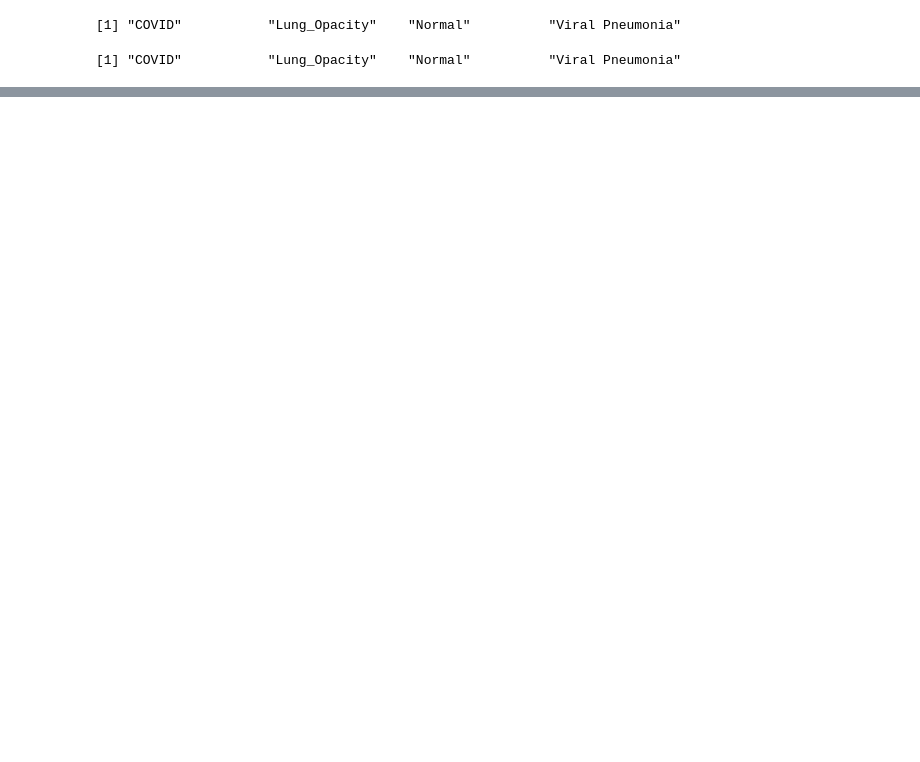
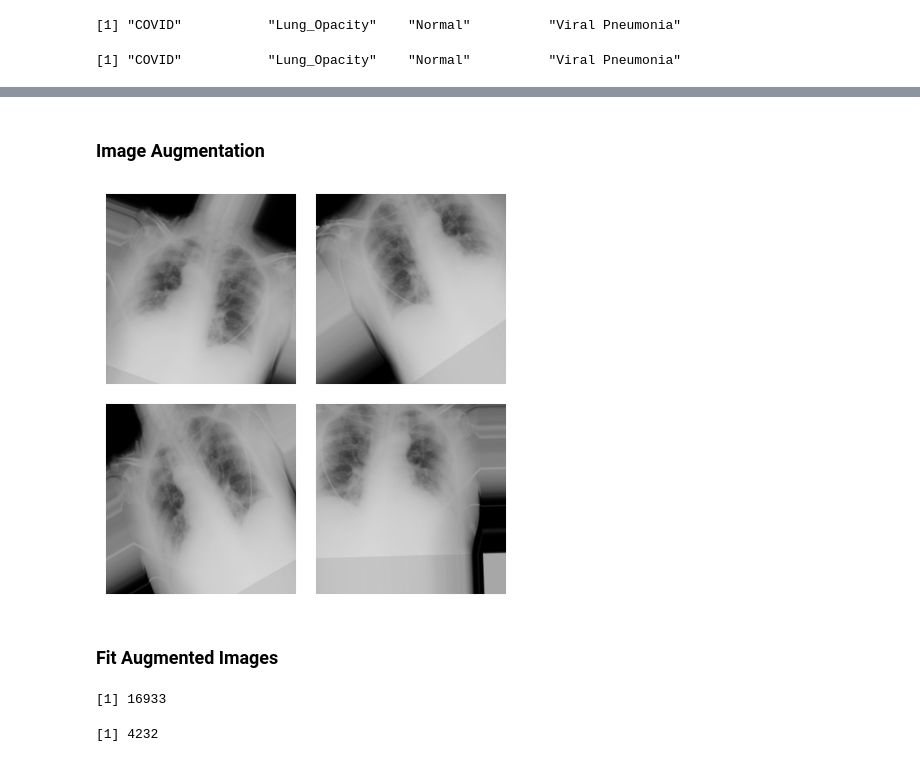
Before and after one commit to ChSSolee/R-Data, a Jupyter notebook: cnn-in-r.ipynb, the cells around one changed output, grey strips where cells are left out. Cells and saved outputs as stored; diff of their text form; code cells hidden in the pictures; blank space fills up the shorter version.

```diff
--- a/cnn-in-r.ipynb
+++ b/cnn-in-r.ipynb
@@ -301,0 +303,32 @@ table(truth, pred1) %>% as.tibble() %>%
+# %% [markdown]
+### Image Augmentation
+# %%
+sample_gen <- image_data_generator(
+    rescale = 1/255,
+    rotation_range = 40,
+    width_shift_range = 0.2,
+    height_shift_range = 0.2,
+    shear_range = 0.2,
+    zoom_range = 0.2,
+    horizontal_flip = TRUE,
+    fill_mode = "nearest"
+)
+# %%
+sample_aug <- flow_images_from_data(
+    sample_img,
+    generator = sample_gen,
+    batch_size = 1
+)
+# %%
+sample_img1 <- image_load(Covid_img[1]) %>%
+    image_to_array() %>% array_reshape(c(1, 299, 299, 3))
+
+par(mfrow = c(2,2), pty = 's', mar = c(1, 0, 1, 0))
+for (i in 1:4) {
+  aug_img <- generator_next(sample_aug)
+  plot(as.raster(aug_img[1, , , ]))
+}
+# %% [output]
+[figure, added]
+# %% [markdown]
+### Fit Augmented Images
@@ -301,0 +359,6 @@ table(truth, pred1) %>% as.tibble() %>%
+# %%
+(train_length2 <- train_generator2$classes %>% length)
+val_length
+# %% [output]
+[1] 16933
+[1] 4232
```
Also changed, not shown: parts of 30 cells of this notebook.
